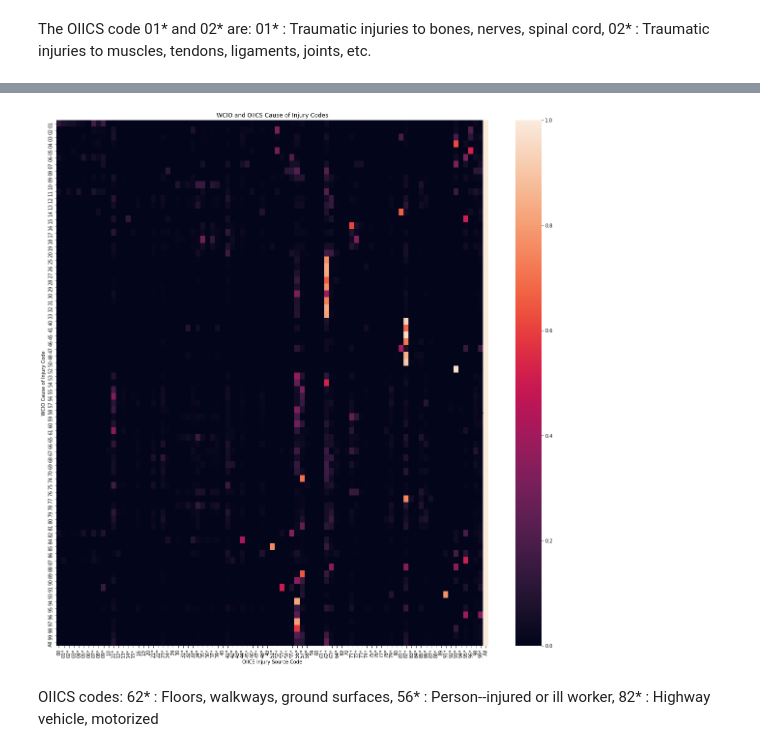
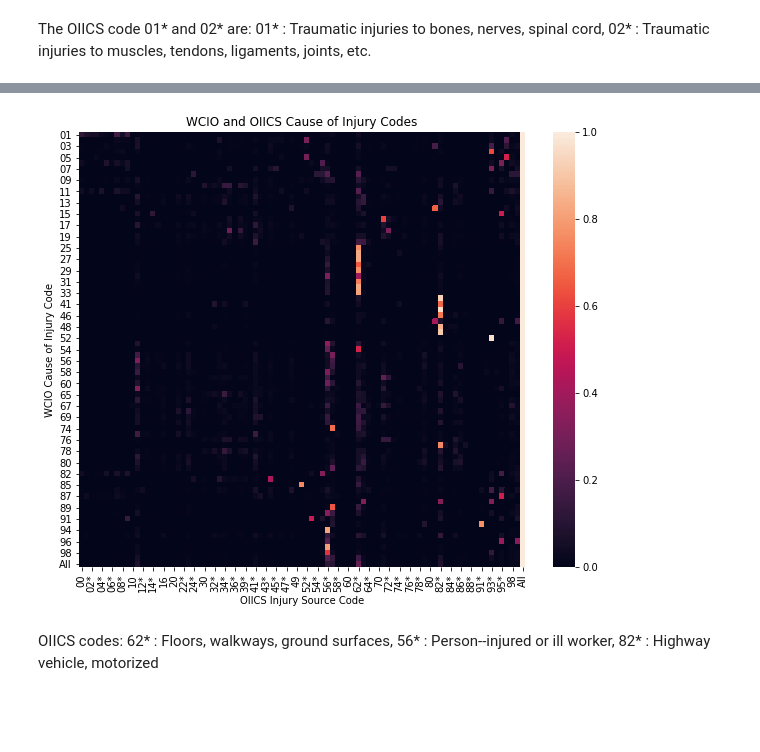
Before and after one commit to cbevis/U3_Capstone, a Jupyter notebook: NYS_Assembled_Workers2.ipynb, the cells around one changed output, grey strips where cells are left out. Cells and saved outputs as stored; diff of their text form; code cells hidden in the pictures; blank space fills up the shorter version.

```diff
--- a/NYS_Assembled_Workers2.ipynb
+++ b/NYS_Assembled_Workers2.ipynb
@@ -227,12 +287,12 @@ The OIICS code 01* and 02* are:	01* : Traumatic injuries to bones, nerves, spina
 # %%
-plt.figure(figsize=(20,20))
+plt.figure(figsize=(10,8))
 sns.heatmap(pd.crosstab(df['WCIO Cause of Injury Code'],df['OIICS Injury Source Code'],
                        margins=True).apply(percConvert, axis=1))
 
 plt.title('WCIO and OIICS Cause of Injury Codes')
 plt.show()
 # %% [output]
-[figure, old version]
+[figure, new version]
 # %% [markdown]
 OIICS codes: 62* : Floors, walkways, ground surfaces, 56* : Person--injured or ill worker, 82* : Highway vehicle, motorized
 # %% [markdown]
```
Also changed, not shown: parts of 30 cells of this notebook.
